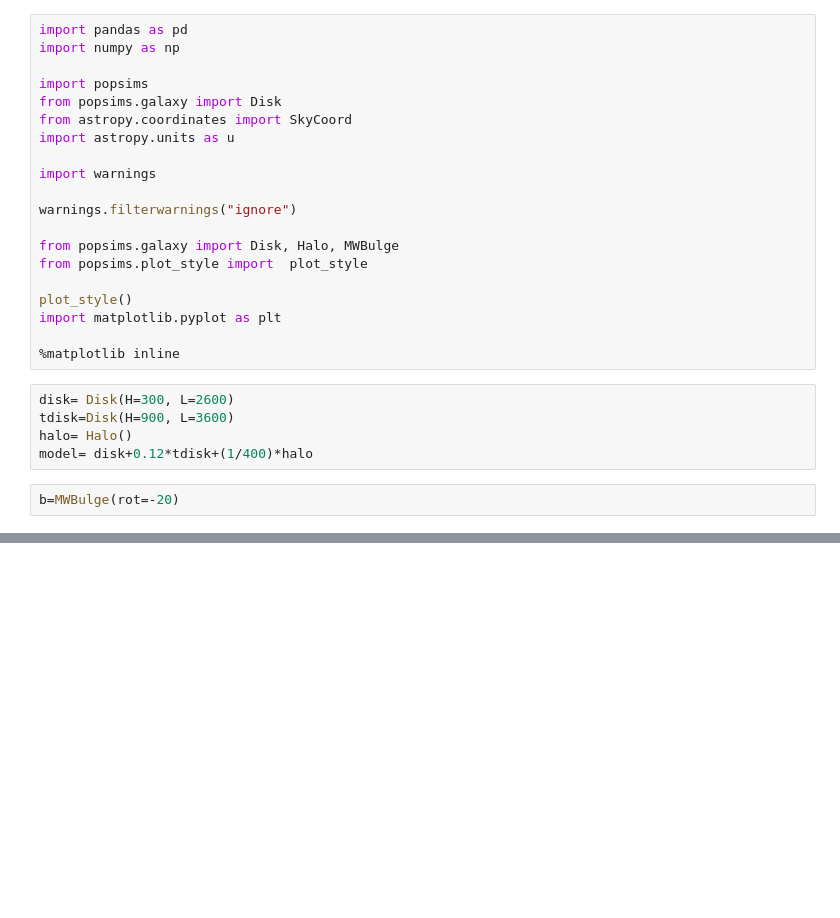
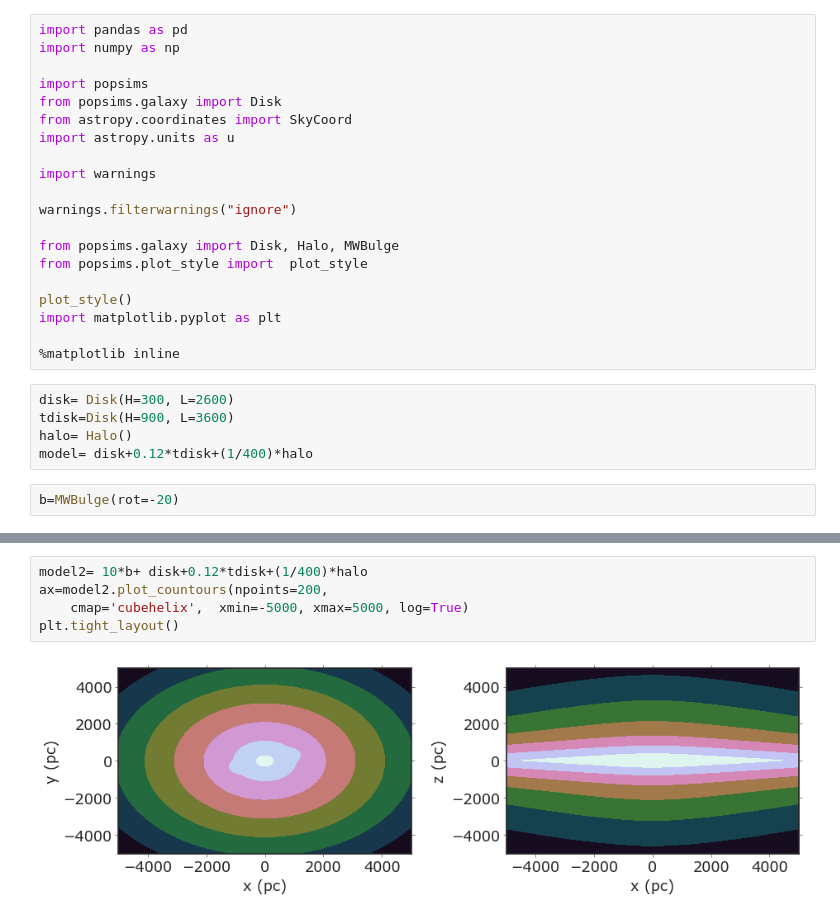
Before and after one commit to caganze/popsims, a Jupyter notebook: examples/ExampleNotebook.ipynb, the cells around one changed output, grey strips where cells are left out. Saved outputs shown, nothing was run; the diff lists cells and outputs as text; blank space fills up the shorter version.

```diff
--- a/examples/ExampleNotebook.ipynb
+++ b/examples/ExampleNotebook.ipynb
@@ -39,0 +41,7 @@ TypeError: GalacticComponent.__mul__.<locals>.<lambda>() takes 2 positional argu
+# %%
+model2= 10*b+ disk+0.12*tdisk+(1/400)*halo
+ax=model2.plot_countours(npoints=200,
+    cmap='cubehelix',  xmin=-5000, xmax=5000, log=True)
+plt.tight_layout()
+# %% [output]
+[figure, added]
```
Also changed, not shown: parts of 4 cells of this notebook, 1 other file.
